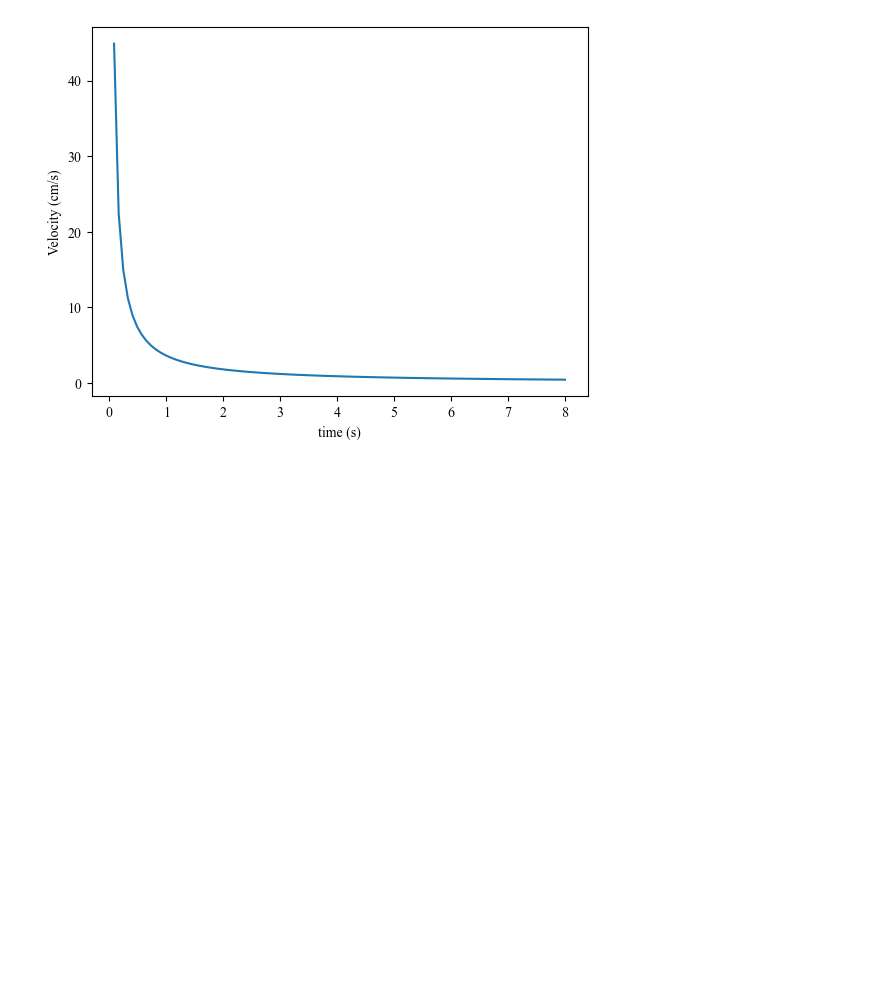
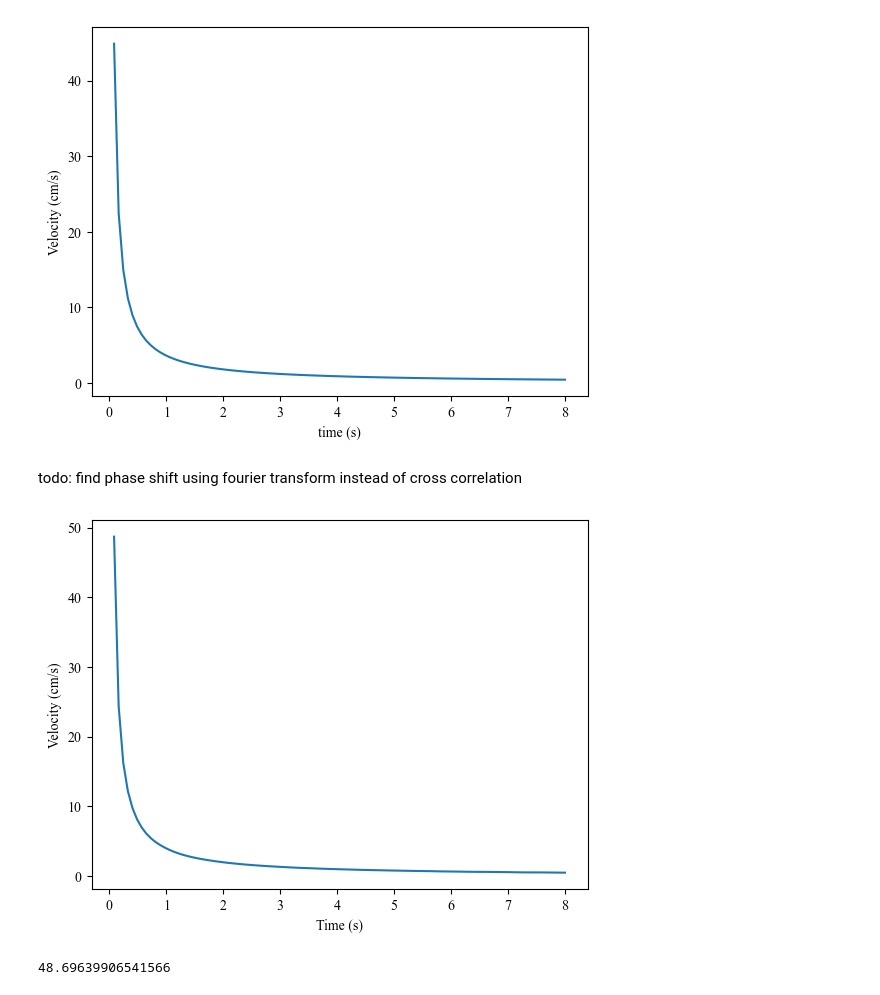
Before and after one commit to aseresti/ContrastDispersion, a Jupyter notebook: scripts/TestAutoPipeline.ipynb, the cells around one changed output. Saved outputs shown, nothing was run; the diff lists cells and outputs as text; code cells hidden in the pictures; blank space fills up the shorter version.

Commit message:
Add phase shift

```diff
--- a/scripts/TestAutoPipeline.ipynb
+++ b/scripts/TestAutoPipeline.ipynb
@@ -946,3 +946,67 @@ print(Velocity[0])
 # %% [output]
 44.896218075263704
 [figure]
+# %% [markdown]
+todo: find phase shift using fourier transform instead of cross correlation
+# %%
+
+from scipy import signal
+
+Velocity = []
+
+# choose your reference time index (t0)
+t0 = 0
+C_ref = C_Gaussian_filter[t0, :]        # your “model at t0” (or your diffused template)
+x = x_new
+dx = x[1] - x[0]                         # spatial step (units of x_new)
+dt = time[1] - time[0]
+
+for t1 in range(1, len(time)):
+    # template (predicted at t1) vs measured at t1
+    C0 = C_Gaussian_filter[t1, :]       # model (diffusion-only or advective template)
+    C1 = C_interp[t1, :]                # real signal
+
+    # remove means to reduce amplitude bias from dispersion
+    C0z = C0 - C0.mean()
+    C1z = C1 - C1.mean()
+
+    # normalized cross-correlation via FFT (fast & stable)
+    corr = signal.fftconvolve(C1z, C0z[::-1], mode='full')
+    # corresponding lags
+    lags = signal.correlation_lags(C1z.size, C0z.size, mode='full')
+    idx = np.argmax(corr)
+    lag = lags[idx]                     # in samples (can be negative)
+
+    # (optional) sub-sample peak refine with quadratic interp around the max
+    if 0 < idx < len(corr) - 1:
+        y0, y1, y2 = corr[idx-1], corr[idx], corr[idx+1]
+        denom = (y0 - 2*y1 + y2)
+        if denom != 0:
+            sub = 0.5*(y0 - y2)/denom    # sub-sample correction in samples
+            lag = lag + sub
+
+    # spatial shift
+    delta_x = lag * dx                   # same units as x_new (e.g., mm)
+
+    # elapsed time between reference and current (use t1 - t0 if your template is tied to t0)
+    delta_t = time[t1] - time[t0]
+
+    # velocity (unit of x_new per second)
+    v = delta_x / delta_t
+
+    # convert to cm/s if x_new is mm
+    v_cm_s = v / 10.0
+    Velocity.append(-v_cm_s)
+
+# plot
+
+plt.figure()
+plt.plot(time[1:], Velocity)
+plt.ylabel("Velocity (cm/s)")
+plt.xlabel("Time (s)")
+plt.show()
+
+print(Velocity[0])
+# %% [output]
+[figure, added]
+48.69639906541566
```
Also changed, not shown: parts of 2 cells of this notebook.
